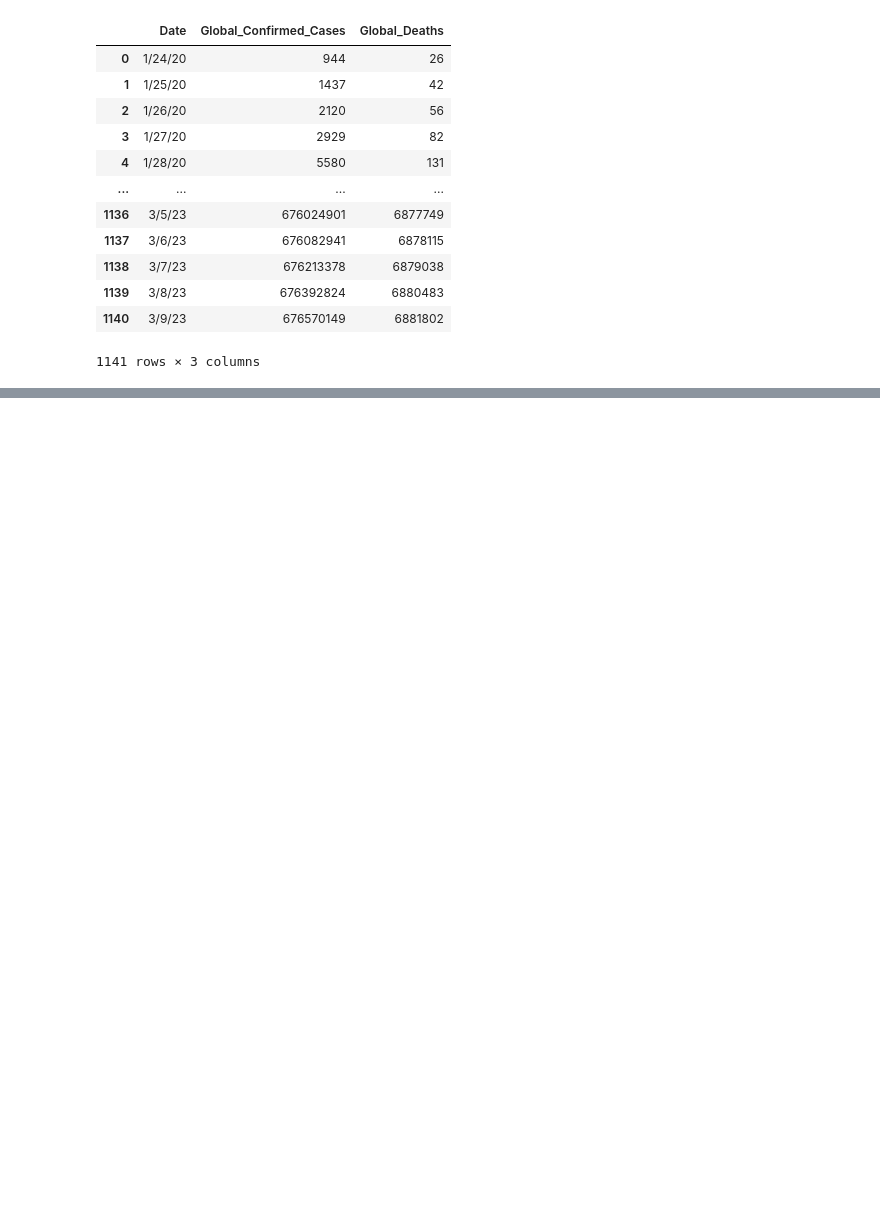
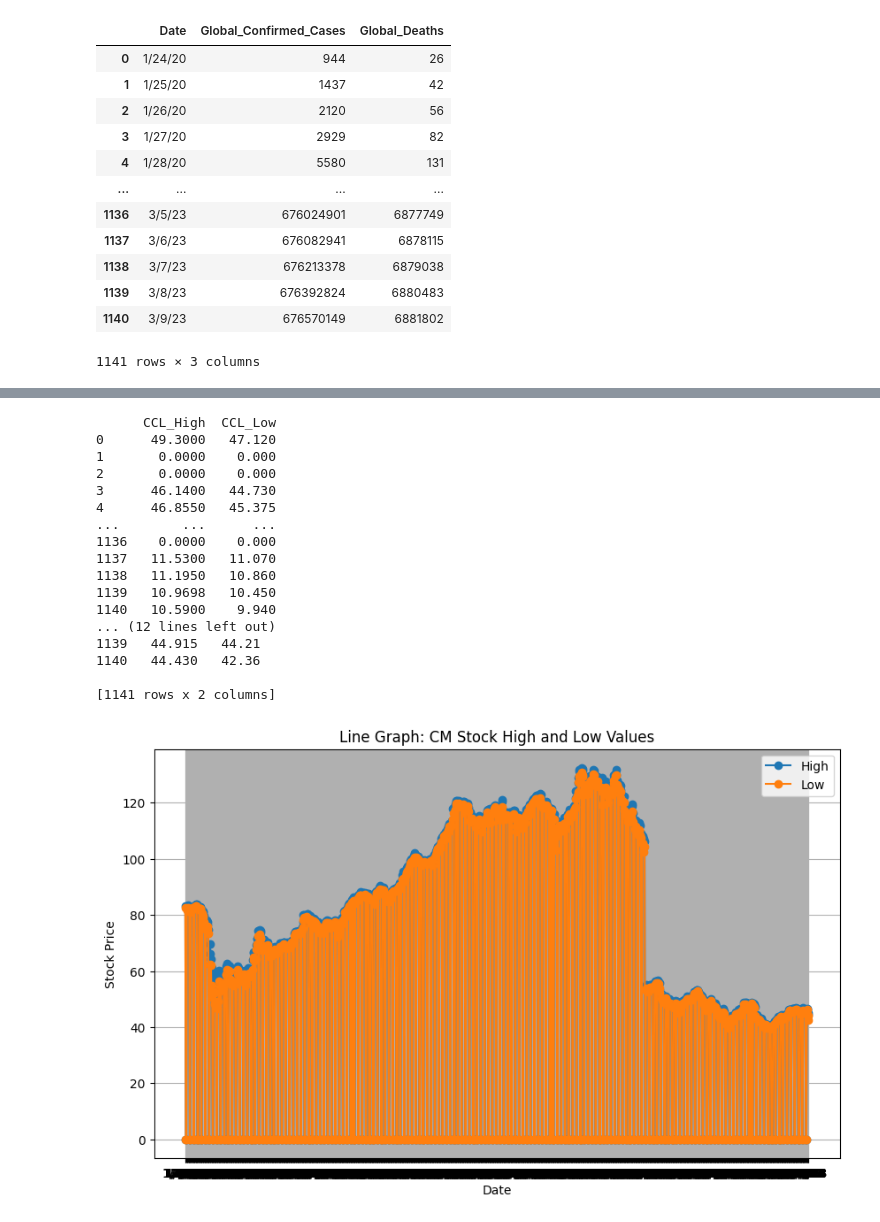
Before and after one commit to AshimaSharma25/Prog_DS_final_project, a Jupyter notebook: final_project.ipynb, the cells around one changed output, grey strips where cells are left out. Drawn from its saved outputs; the diff is of its cells as text; code cells hidden in the pictures; blank space fills up the shorter version.

```diff
--- a/final_project.ipynb
+++ b/final_project.ipynb
@@ -88,0 +237,67 @@ Low Price: 12.25
+# %%
+###For Carnival Corporation - Travel sector
+
+
+ts = TimeSeries(key=api_key, output_format='pandas')
+data=ts.get_daily(symbol='CCL', outputsize='full')
+for date in global_data['Date']:
+
+  d=data[0][(data[0].index == date)]
+  if(d.empty):
+      high_price=0
+      low_price =0
+  else:
+        high_price=d['2. high'][0]
+        low_price=d['3. low'][0]
+
+  global_data.loc[global_data['Date'] == date, 'CCL_High'] = high_price
+  global_data.loc[global_data['Date'] == date, 'CCL_Low'] = low_price
+
+
+print(global_data[[ 'CCL_High', 'CCL_Low']])
+
+import plotly.graph_objects as go
+# Plotting the line graph with high and low values
+plt.figure(figsize=(22, 6))
+plt.subplot(1, 2, 1)
+print(global_data[[ 'CM_High', 'CM_Low']])
+plt.plot(global_data['Date'], global_data['CM_High'], label='High', marker='o')
+plt.plot(global_data['Date'], global_data['CM_Low'], label='Low', marker='o')
+plt.title('Line Graph: CM Stock High and Low Values')
+plt.xlabel('Date')
+plt.ylabel('Stock Price')
+plt.legend()
+plt.grid(True)
+
+# Plotting the candlestick chart
+fig = go.Figure(data=[go.Candlestick(x=global_data['Date'],
+                open=global_data['CM_High'],
+                high=global_data['CM_High'],
+                low=global_data['CM_Low'],
+                close=global_data['CM_Low'])])
+fig.update_layout(title='Candlestick Chart: CM Stock',
+                  xaxis_title='Date',
+                  yaxis_title='Stock Price',
+                  xaxis_rangeslider_visible=False)
+# Show the plots
+plt.show()
+fig.show()
+# %% [output]
+      CCL_High  CCL_Low
+0      49.3000   47.120
+1       0.0000    0.000
+2       0.0000    0.000
+3      46.1400   44.730
+4      46.8550   45.375
+...        ...      ...
+1136    0.0000    0.000
+1137   11.5300   11.070
+1138   11.1950   10.860
+1139   10.9698   10.450
+1140   10.5900    9.940
+... (12 lines left out)
+1139   44.915   44.21
+1140   44.430   42.36
+
+[1141 rows x 2 columns]
+[figure, added]
```
Also changed, not shown: parts of 8 cells of this notebook.
